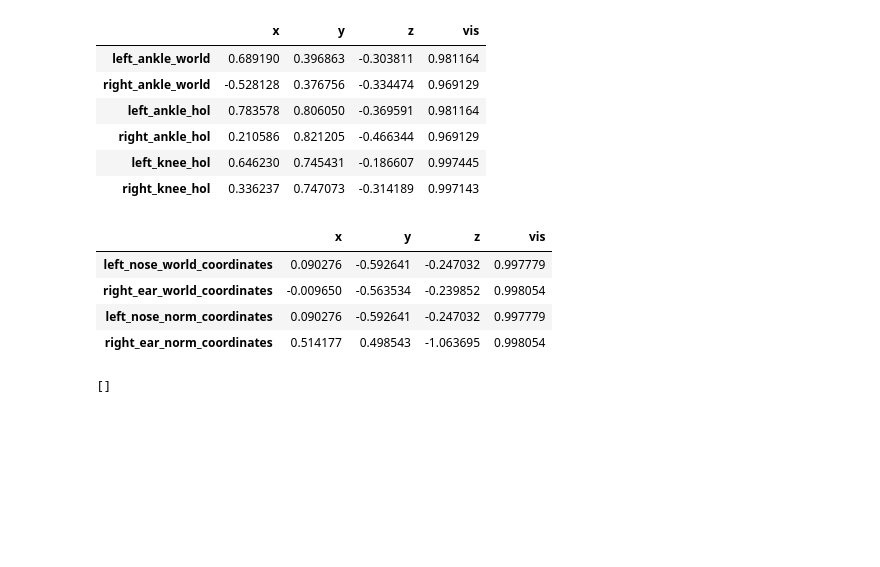
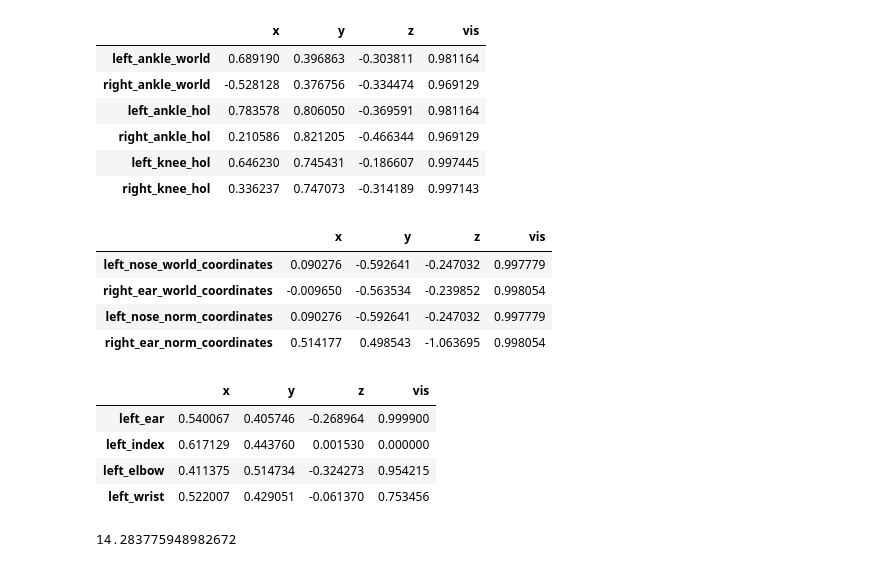
Before and after one commit to shazakam/basmi-pose-caclulator, a Jupyter notebook: FlaskBasmiServer/flaskBasmiServer.ipynb, the cells around one changed output. Cells and saved outputs as stored; diff of their text form; code cells hidden in the pictures; blank space fills up the shorter version.

```diff
--- a/FlaskBasmiServer/flaskBasmiServer.ipynb
+++ b/FlaskBasmiServer/flaskBasmiServer.ipynb
@@ -678,5 +698,21 @@ Results.cervical_left_coord
+# %%
+Results.tragular_left_coord
+# %% [output]
+|  | x | y | z | vis |
+| left_ear | 0.540067 | 0.405746 | -0.268964 | 0.999900 |
+| left_index | 0.617129 | 0.443760 | 0.001530 | 0.000000 |
+| left_elbow | 0.411375 | 0.514734 | -0.324273 | 0.954215 |
+| left_wrist | 0.522007 | 0.429051 | -0.061370 | 0.753456 |
 # %%
 Results.tragular_left_coord
+left_results = Results.tragular_left_coord.values.tolist()
+distanceIndexWrist = distance(left_results[1],left_results[3])
+distanceIndexWrist
+ratioIW = 16/distanceIndexWrist
+ratioIW
+
+distanceIndexEar = distance(left_results[1],left_results[0])
+print(distanceIndexEar*ratioIW)
 # %% [output]
-[]
+14.283775948982672
 # %%
```
Also changed, not shown: parts of 10 cells of this notebook, 6 other files.
